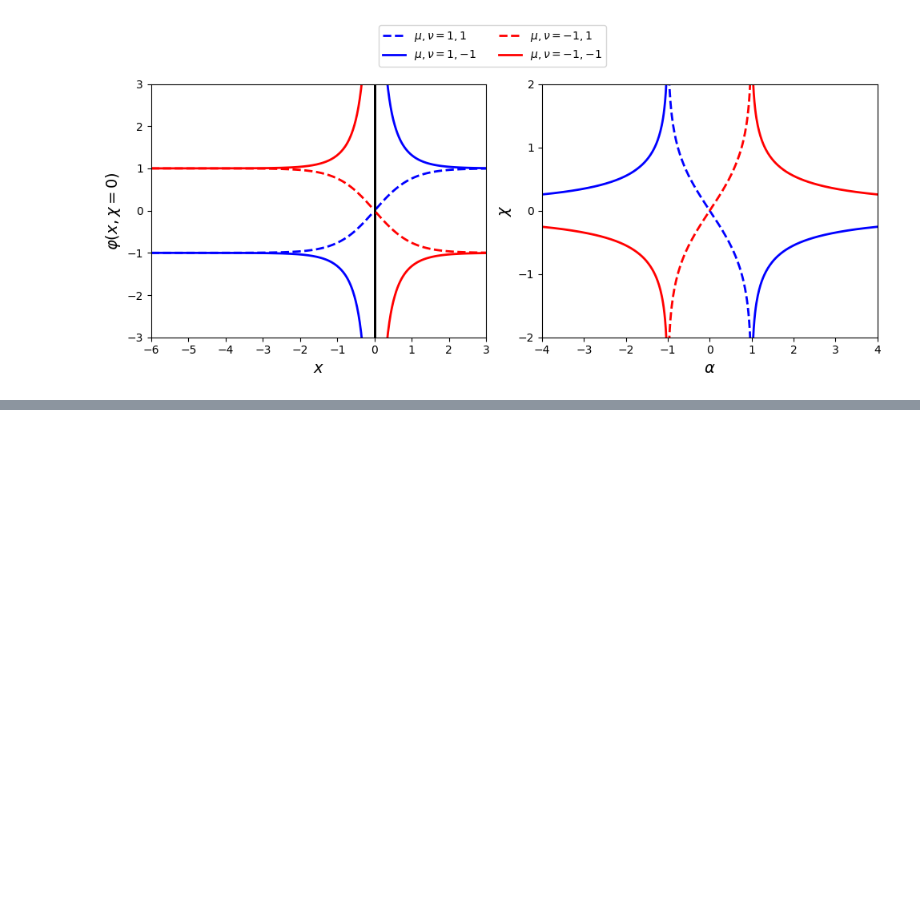
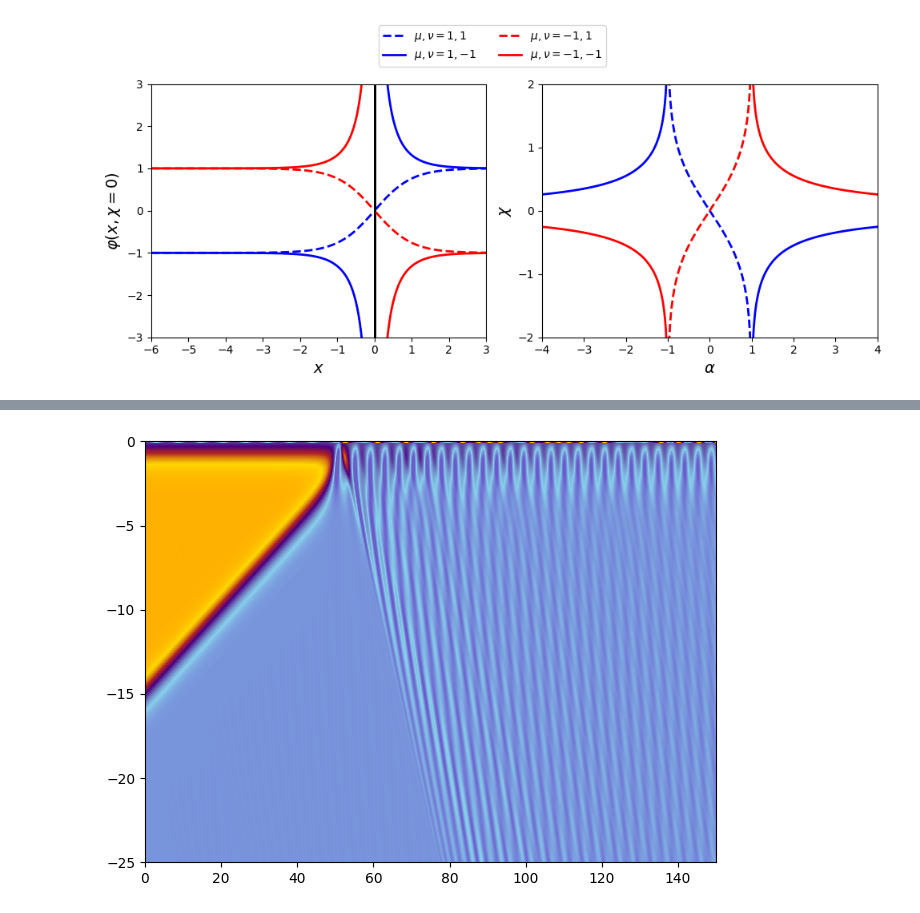
Before and after one commit to JairoSSantos/parallel-kink-scattering, a Jupyter notebook: notebooks/dirichlet.ipynb, the cells around one changed output, grey strips where cells are left out. Saved outputs shown, nothing was run; the diff lists cells and outputs as text; code cells hidden in the pictures; blank space fills up the shorter version.

```diff
--- a/notebooks/dirichlet.ipynb
+++ b/notebooks/dirichlet.ipynb
@@ -204,0 +139,4 @@ plt.axhline(0.5, c='k')
+# %%
+lat, y, dydt = plot_boundary_scatter(v=0.25, alpha=-0.25, T=150)
+# %% [output]
+[figure, added]
```
Also changed, not shown: parts of 40 cells of this notebook, 1 other file.
